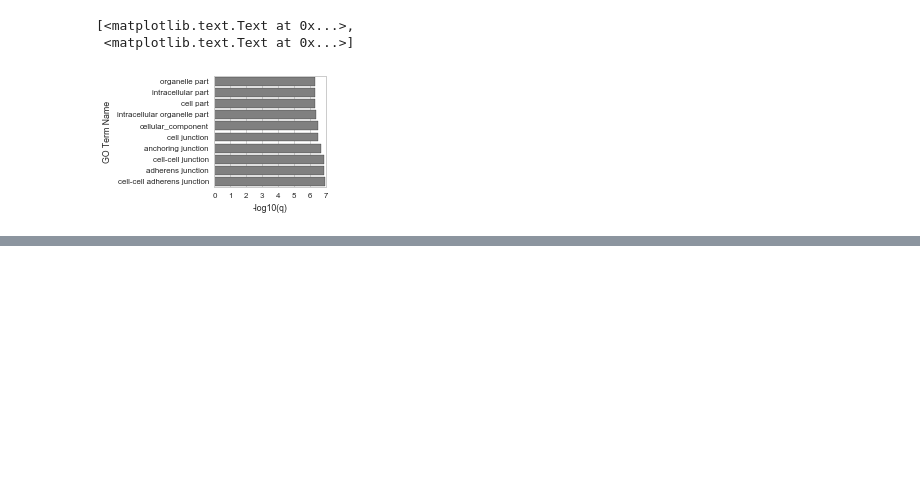
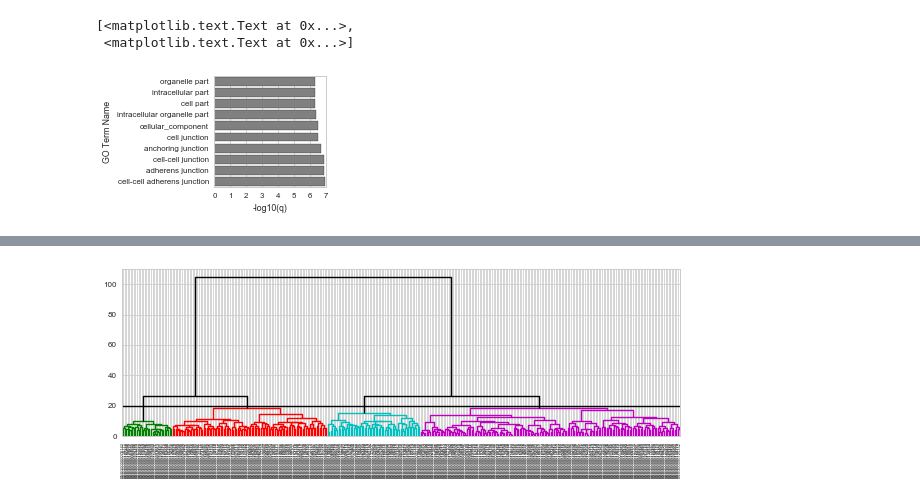
Before and after one commit to YeoLab/singlecell_pnm, a Jupyter notebook: 6._Figure_6/007_dig_into_correlations.ipynb, the cells around one changed output, grey strips where cells are left out. Cells and saved outputs as stored; diff of their text form; code cells hidden in the pictures; blank space fills up the shorter version.

```diff
--- a/6._Figure_6/007_dig_into_correlations.ipynb
+++ b/6._Figure_6/007_dig_into_correlations.ipynb
@@ -599,0 +784,9 @@ ValueError: min() arg is an empty sequence
+# %%
+fig, ax = plt.subplots(figsize=(10, 3))
+thr = 20
+cden = dendrogram(g.dendrogram_row.linkage, color_threshold=thr,
+                  labels=g.data2d.index, above_threshold_color='k')#, link_color_func=color_function);
+plt.axhline(thr, color='k');
+plt.xticks(rotation=90, fontsize=4);
+# %% [output]
+[figure, added]
```
Also changed, not shown: parts of 27 cells of this notebook, 5 other files.
